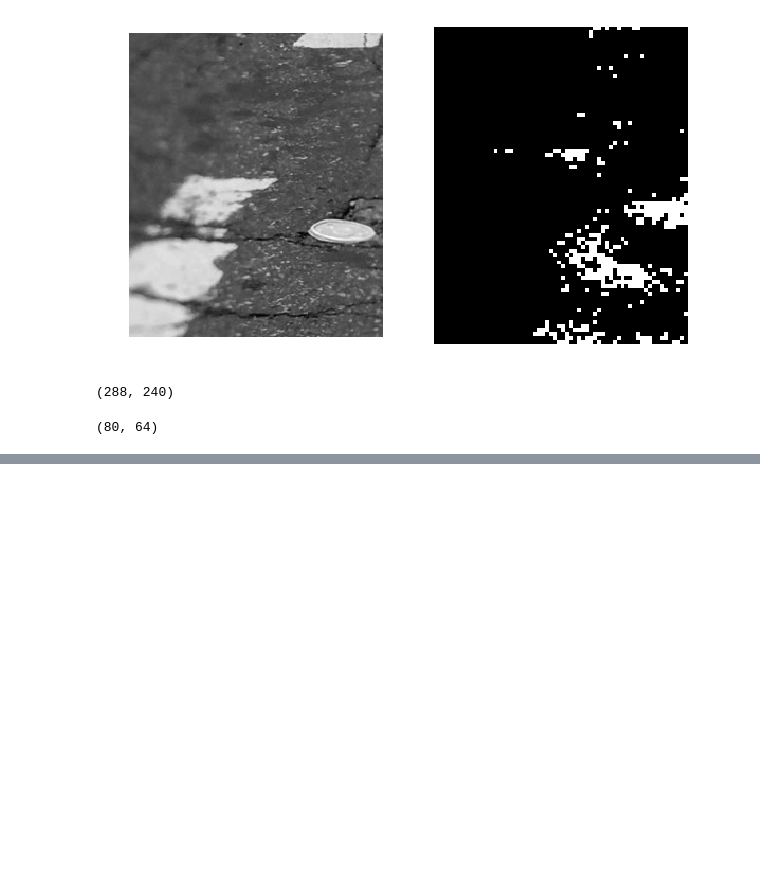
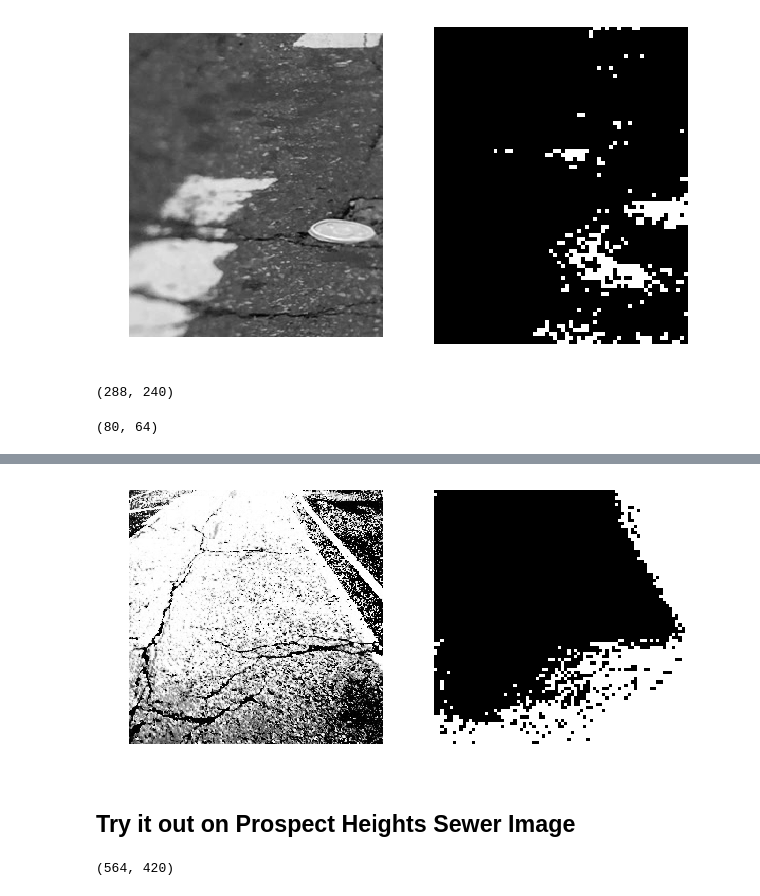
Before and after one commit to gperrin12/bike_lane_pothole_cv_detection, a Jupyter notebook: neural_networks_defect_detection_111517_GTP.ipynb, the cells around one changed output, grey strips where cells are left out. Drawn from its saved outputs; the diff is of its cells as text; code cells hidden in the pictures; blank space fills up the shorter version.

```diff
--- a/neural_networks_defect_detection_111517_GTP.ipynb
+++ b/neural_networks_defect_detection_111517_GTP.ipynb
@@ -432,0 +489,13 @@ detect.shape
+# %%
+# -- set up row and column indices
+rind = np.arange(nrow * ncol).reshape(nrow, ncol) // ncol
+cind = np.arange(nrow * ncol).reshape(nrow, ncol) % ncol
+
+rlo = rind[:-48, 24:-24].flatten()
+rhi = rind[48:, 24:-24].flatten()
+clo = cind[24:-24, :-48].flatten()
+chi = cind[24:-24, 48:].flatten()
+
+# -- pull off postage stamps
+stamps1 = np.array([img3_L_c[i:j, k:l] for i, j, k, l in zip(rlo, rhi, clo, chi)]).reshape(nst_r * nst_c, npix)
+stamps2 = np.array([img3_L_c[i:j, k:l] for i, j, k, l in zip(rlo, rhi, clo, chi)]).reshape(nst_r * nst_c, npix)
@@ -432,0 +507,10 @@ detect.shape
+# %%
+# -- calculate index for 3x3 strides and sub-select postage stamps
+gind = np.arange(nst_r * nst_c).reshape(nst_r, nst_c)[::3, ::3].flatten()
+sub1 = stamps1[gind]
+sub2 = stamps2[gind]
+# %%
+# -- pass these through the network
+y_conv = graph.get_tensor_by_name("add_3:0")
+indict = {x:sub1, keep_prob:1.0}
+output = sess.run(y_conv, indict)
@@ -432,0 +528,16 @@ detect.shape
+# %%
+# -- apply softmax
+prob = np.exp(output) / np.exp(output).sum(1, keepdims=True)
+# %%
+# -- display
+detect = prob[:, 0].reshape(nst_r/3, (nst_c+1)/3) > 0.4
+img3_L_c_reg = img3_L_c[-buff_row:, -buff_col:]
+
+fig, ax = plt.subplots(1, 2, figsize=(10, 6))
+[i.axis("off") for i in ax]
+ims = [i.imshow(j) for i, j in zip(ax, (img3_L_c, detect))]
+fig.canvas.draw()
+# %% [output]
+[figure, added]
+# %% [markdown]
+## Try it out on Prospect Heights Sewer Image
@@ -432,0 +553,4 @@ detect.shape
+# %%
+img3_L.shape
+# %% [output]
+(564, 420)
```
Also changed, not shown: parts of 31 cells of this notebook.
